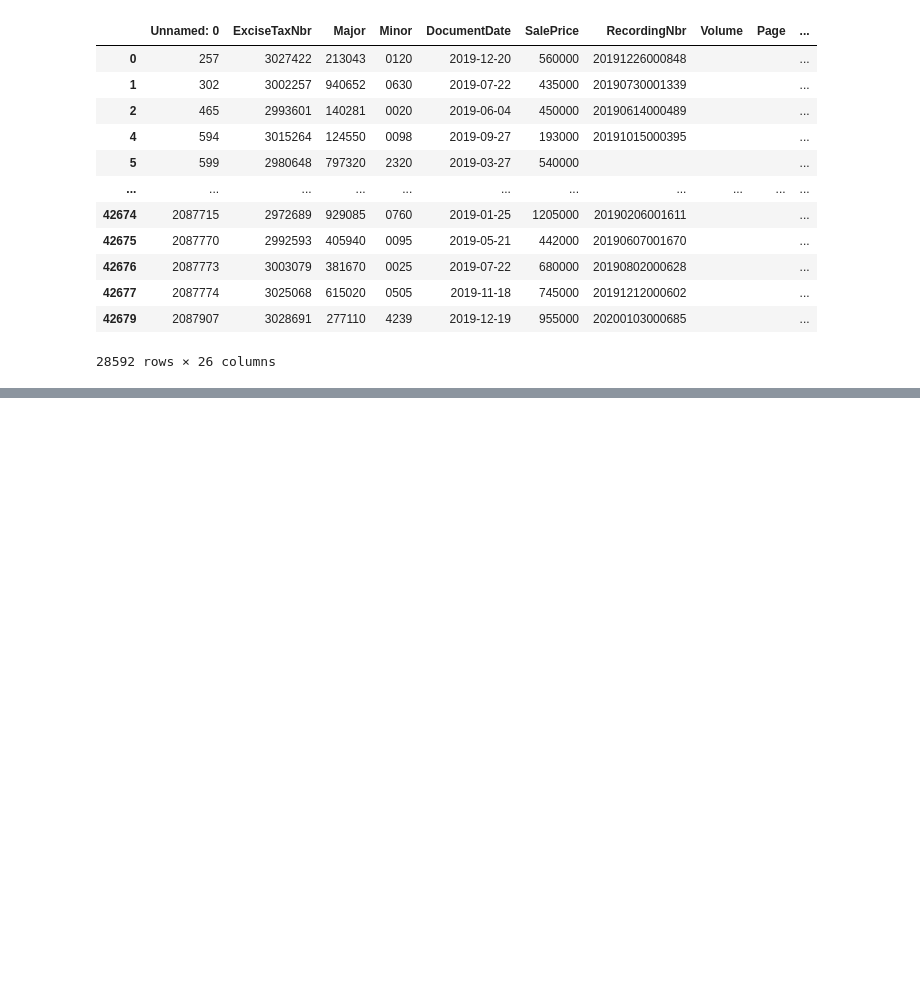
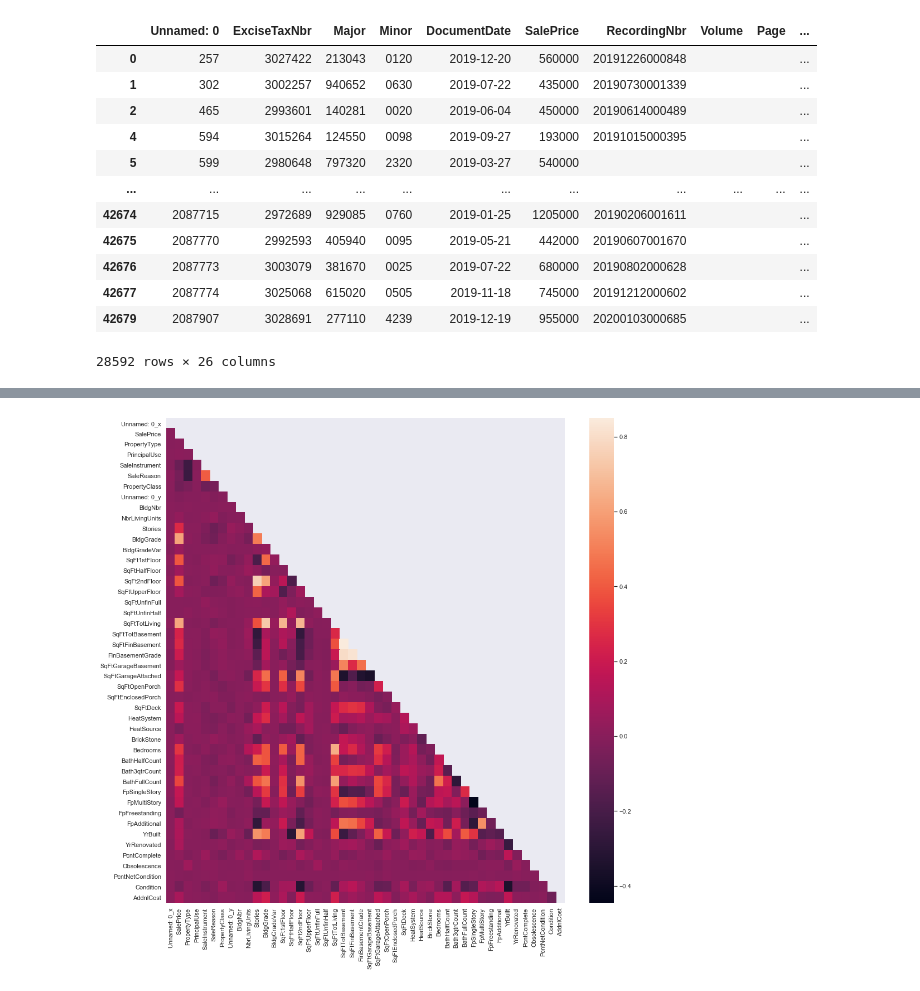
Before and after one commit to chum46/housing_sales_king_county, a Jupyter notebook: notebooks/exploratory/02_js_exploratory_questions_1.ipynb, the cells around one changed output, grey strips where cells are left out. Saved outputs shown, nothing was run; the diff lists cells and outputs as text; code cells hidden in the pictures; blank space fills up the shorter version.

Commit message:
Created graphs for first presentaion and models for both questions are complete

```diff
--- a/notebooks/exploratory/02_js_exploratory_questions_1.ipynb
+++ b/notebooks/exploratory/02_js_exploratory_questions_1.ipynb
@@ -141 +146,8 @@ sales_and_building
+# %%
+sns.set(rc={'figure.figsize':(16, 16)})
+mask = np.triu(np.ones_like(sales_and_building.corr(), dtype=np.bool))
+sns.heatmap(sales_and_building.corr(), mask=mask);
+corrMatrix = sales_and_building.corr()
+# %% [output]
+[figure, added]
 # %%
```
Also changed, not shown: parts of 19 cells of this notebook, 4 other files.
